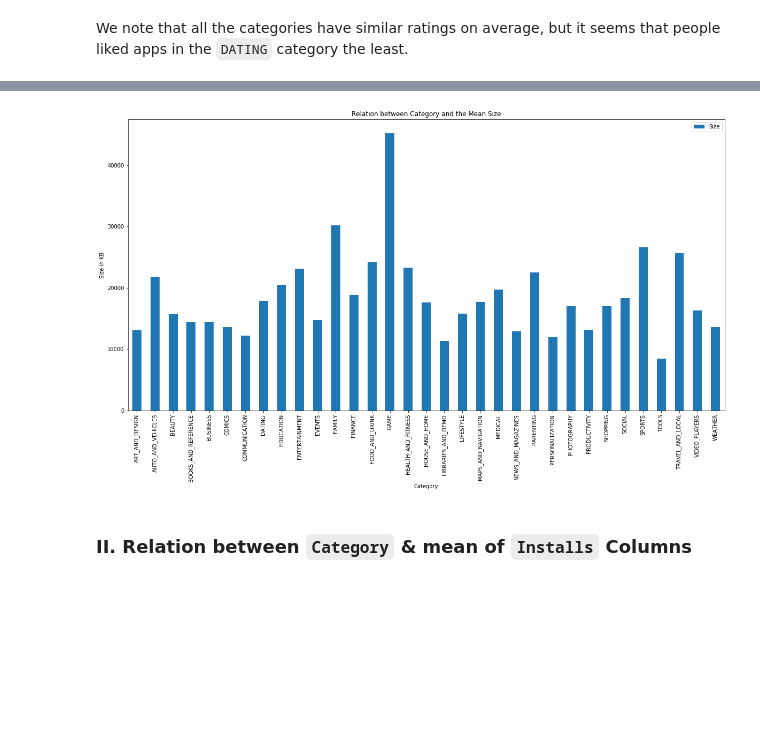
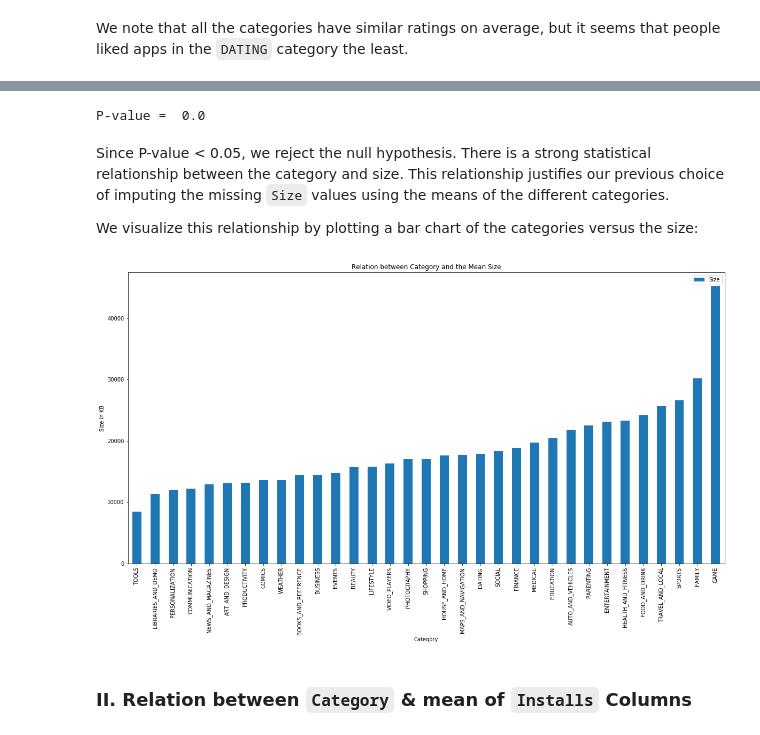
Before and after one commit to Logician724/play-store-analysis, a Jupyter notebook: notebook.ipynb, the cells around one changed output, grey strips where cells are left out. Saved outputs shown, nothing was run; the diff lists cells and outputs as text; code cells hidden in the pictures; blank space fills up the shorter version.

Commit message:
relationship between size and categories found and justified

```diff
--- a/notebook.ipynb
+++ b/notebook.ipynb
@@ -672,9 +754,17 @@ We note that all the categories have similar ratings on average, but it seems th
+# %%
+print('P-value = ', chi2_contingency(contingency_table)[1])
+# %% [output]
+P-value =  0.0
+# %% [markdown]
+Since P-value < 0.05, we reject the null hypothesis. There is a strong statistical relationship between the category and size. This relationship justifies our previous choice of imputing the missing `Size` values using the means of the different categories.
+
+We visualize this relationship by plotting a bar chart of the categories versus the size:
 # %%
-_ = apps_df.groupby('Category').agg({'Size': 'mean'}).plot(kind='bar', figsize=(20,10))
+_ = apps_df.groupby('Category').agg({'Size': 'mean'}).sort_values(by='Size').plot(kind='bar', figsize=(20,10))
 _ = plt.ylabel('Size in KB')
 _ = plt.title('Relation between Category and the Mean Size')
 # %% [output]
-[figure, old version]
+[figure, new version]
 # %% [markdown]
 ### II. Relation between `Category` & mean of `Installs` Columns
 # %%
```
Also changed, not shown: parts of 10 cells of this notebook.
